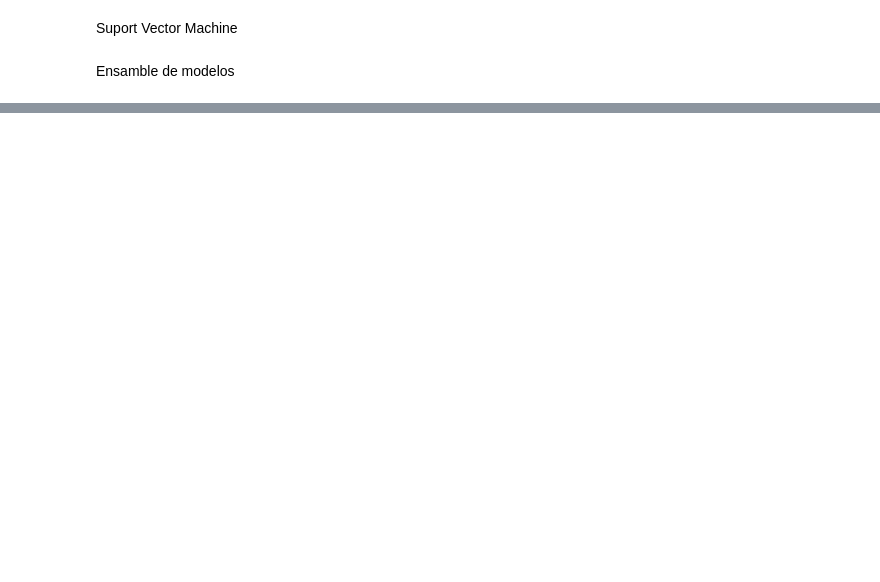
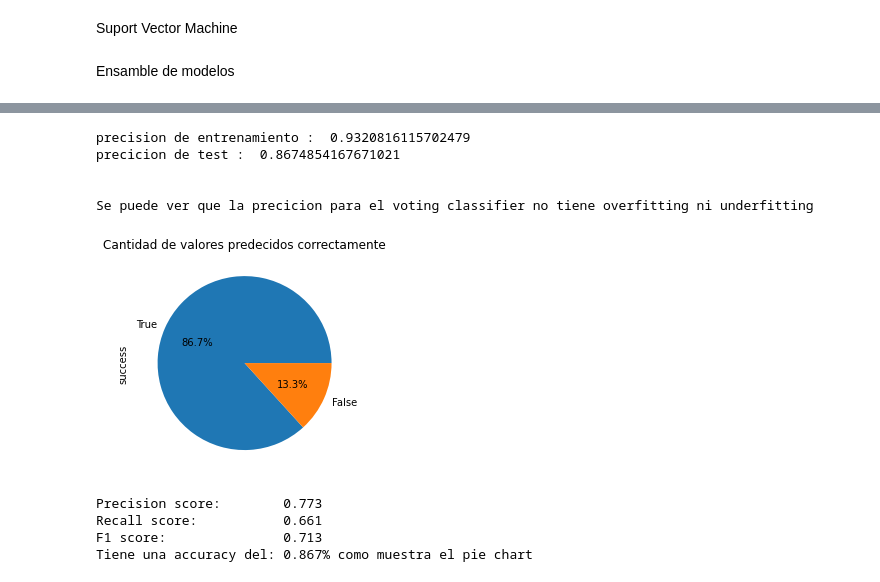
Before and after one commit to BraianV/Org-Datos-Grupo-19, a Jupyter notebook: notebooks/tp3Parte2.2Mateo.ipynb, the cells around one changed output, grey strips where cells are left out. Cells and saved outputs as stored; diff of their text form; code cells hidden in the pictures; blank space fills up the shorter version.

```diff
--- a/notebooks/tp3Parte2.2Mateo.ipynb
+++ b/notebooks/tp3Parte2.2Mateo.ipynb
@@ -83,0 +98,3 @@ df_resultados_rfc.sample(5)
+# %%
+accuracy=accuracy_score(df_resultados_rfc['test'], df_resultados_rfc['predicted'], normalize=True)
+print("Este modelo de Random forest tiene una accuracy del: " + str(round(accuracy, 5)) + "%")
@@ -90,20 +109,20 @@ plt.show()
 [figure]
 # %%
 def results_comparation(df_predict):
-    df_predict["success"] = (df_predict["real"] == df_predict["predicted"])
+    df_predict["success"] = (df_predict["test"] == df_predict["predicted"])
     df_predict["success"].value_counts().plot.pie(autopct='%1.1f%%')
     plt.title("Cantidad de valores predecidos correctamente")
     plt.show()
 
-    precicion = precision_score(df_predict['real'], df_predict['predicted'])
-    f1=f1_score(df_predict['real'], df_predict['predicted'])
-    recall = recall_score(df_predict['real'], df_predict['predicted'])
+    precicion = precision_score(df_predict['test'], df_predict['predicted'])
+    f1=f1_score(df_predict['test'], df_predict['predicted'])
+    recall = recall_score(df_predict['test'], df_predict['predicted'])
 
     print(f"Precision score: \t{round(precicion,3)}")
     print(f"Recall score: \t\t{round(recall,3)}")
     print(f"F1 score: \t\t{round(f1,3)}")
 
-    accuracy=accuracy_score(df_predict['real'], df_predict['predicted'], normalize=True)
+    accuracy=accuracy_score(df_predict['test'], df_predict['predicted'], normalize=True)
     print("Tiene una accuracy del: " + str(round(accuracy, 3)) + "% como muestra el pie chart")
 # %%
 results_comparation(df_resultados_rfc)
@@ -225,0 +257,19 @@ accuracy_score(y_test, pred)
+# %%
+print("precision de entrenamiento : ", accuracy_score(y_train, y_train_vot_clf))
+print("precicion de test : ", accuracy_score(df_resultados_vot_clf['test'], df_resultados_vot_clf['predicted']))
+print('\n')
+print('Se puede ver que la precicion para el voting classifier no tiene overfitting ni underfitting')
+# %% [output]
+precision de entrenamiento :  0.9320816115702479
+precicion de test :  0.8674854167671021
+
+
+Se puede ver que la precicion para el voting classifier no tiene overfitting ni underfitting
+# %%
+results_comparation(df_resultados_vot_clf)
+# %% [output]
+[figure, added]
+Precision score:        0.773
+Recall score:           0.661
+F1 score:               0.713
+Tiene una accuracy del: 0.867% como muestra el pie chart
```
Also changed, not shown: parts of 30 cells of this notebook, 2 other files.
